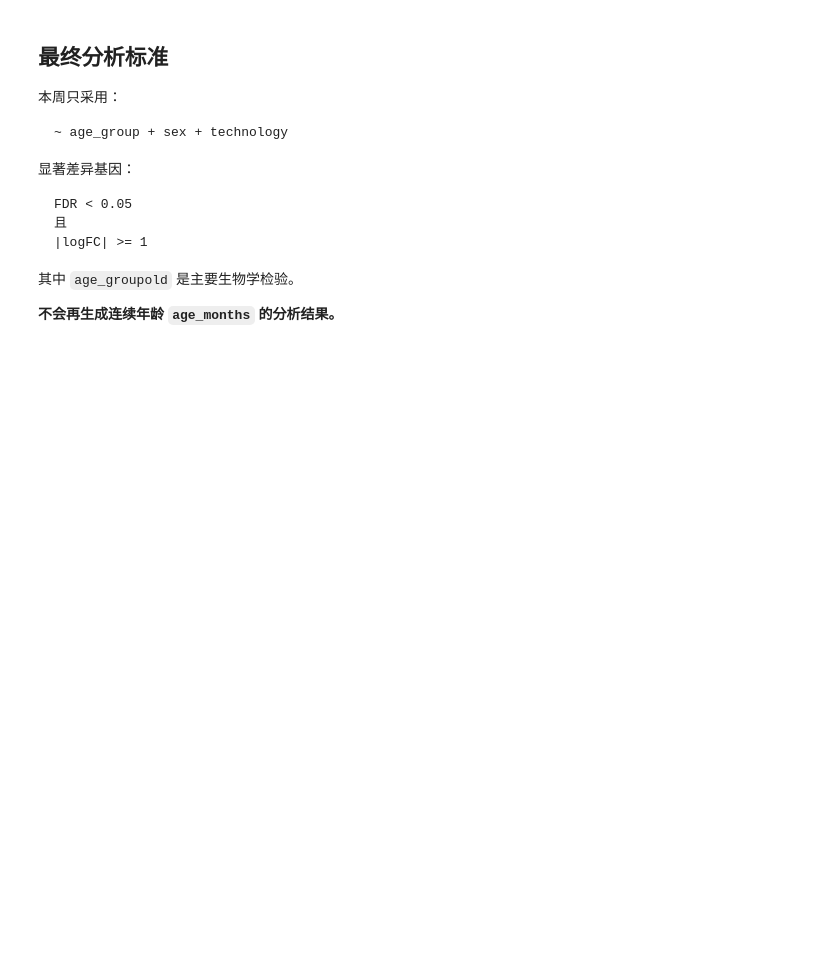
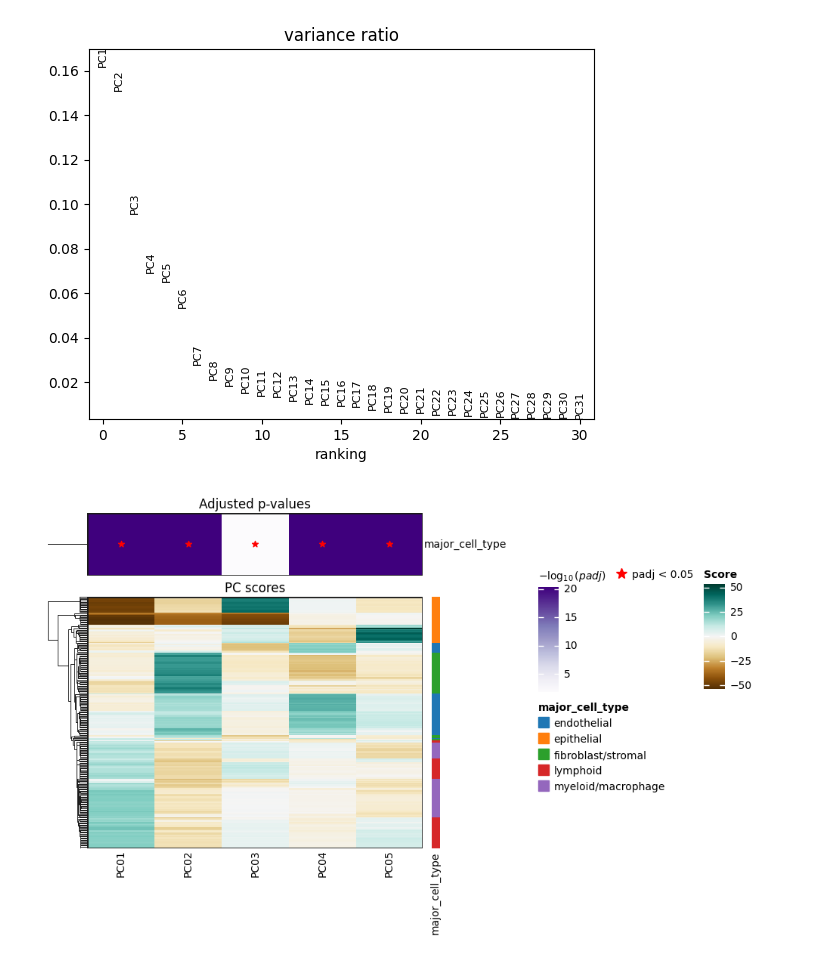
Before and after one commit to baoluwei7-lang/-, a Jupyter notebook: notebooks/08_pseudobulk_edgeR_DE.ipynb, the cells around one changed output. Cells and saved outputs as stored; diff of their text form; code cells hidden in the pictures; blank space fills up the shorter version.

````diff
--- a/notebooks/08_pseudobulk_edgeR_DE.ipynb
+++ b/notebooks/08_pseudobulk_edgeR_DE.ipynb
@@ -758,20 +0,0 @@ else:
-# %% [markdown]
-## 最终分析标准
-
-本周只采用：
-
-```text
-~ age_group + sex + technology
-```
-
-显著差异基因：
-
-```text
-FDR < 0.05
-且
-|logFC| >= 1
-```
-
-其中 `age_groupold` 是主要生物学检验。
-
-**不会再生成连续年龄 `age_months` 的分析结果。**
@@ -777,0 +7,27 @@ FDR < 0.05
+# %%
+adata_pb = sc.read_h5ad("../data_processed/pseudobulk.h5ad")
+# %%
+adata_pb.layers['counts'] = adata_pb.X.copy()
+
+sc.pp.normalize_total(adata_pb, target_sum=1e5)
+sc.pp.log1p(adata_pb)
+sc.pp.scale(adata_pb, max_value=10)
+sc.tl.pca(adata_pb)
+
+dc.pp.swap_layer(adata=adata_pb, key="counts", inplace=True)
+# %%
+adata_pb.obs["psbulk_counts_log"] = np.log(adata_pb.obs["psbulk_counts"])
+adata_pb.obs["psbulk_cells_log"] = np.log(adata_pb.obs["psbulk_cells"])
+# %%
+dc.tl.rankby_obsm(adata_pb, key="X_pca", obs_keys=['major_cell_type'])
+sc.pl.pca_variance_ratio(adata_pb)
+dc.pl.obsm(
+    adata=adata_pb,
+    return_fig=True,
+    nvar=5,
+    titles=["PC scores", "Adjusted p-values"],
+    figsize=(10, 5)
+)
+# %% [output]
+[figure, added]
+[figure, added]
````
Also changed, not shown: parts of 20 cells of this notebook, 1 other file.
